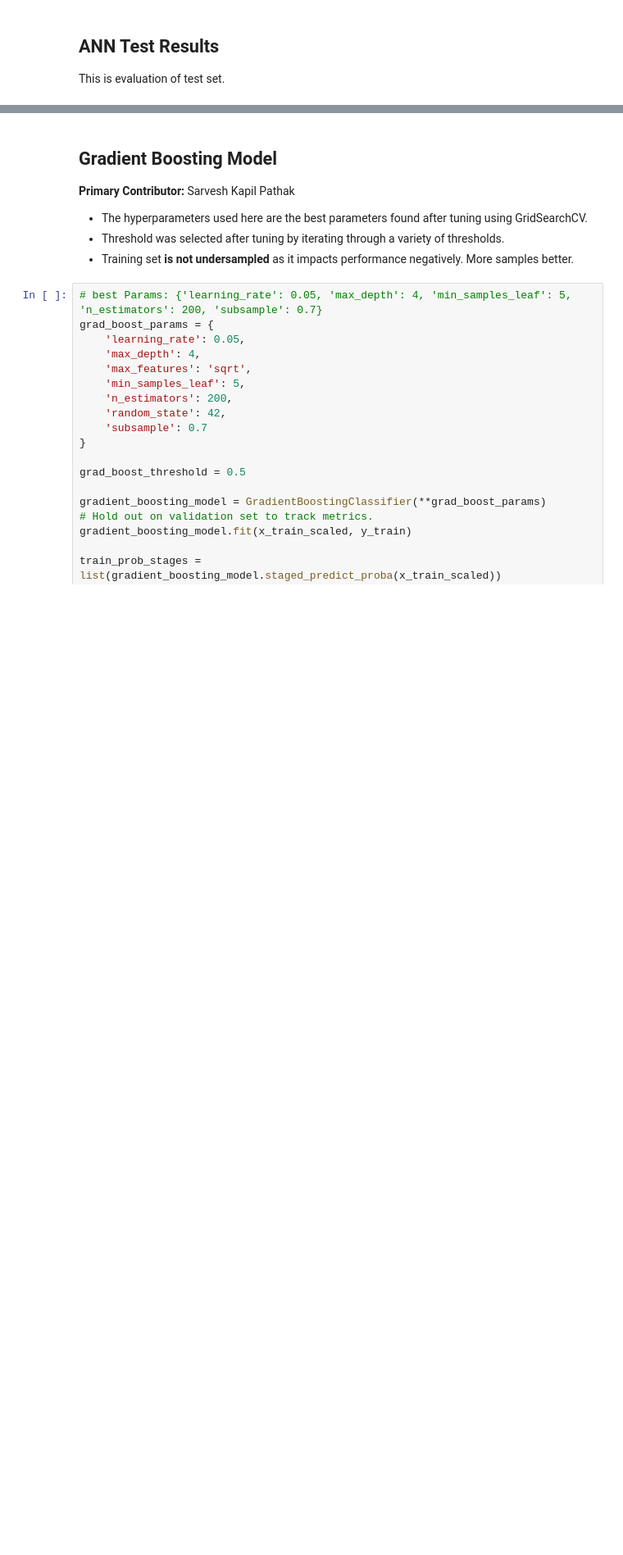
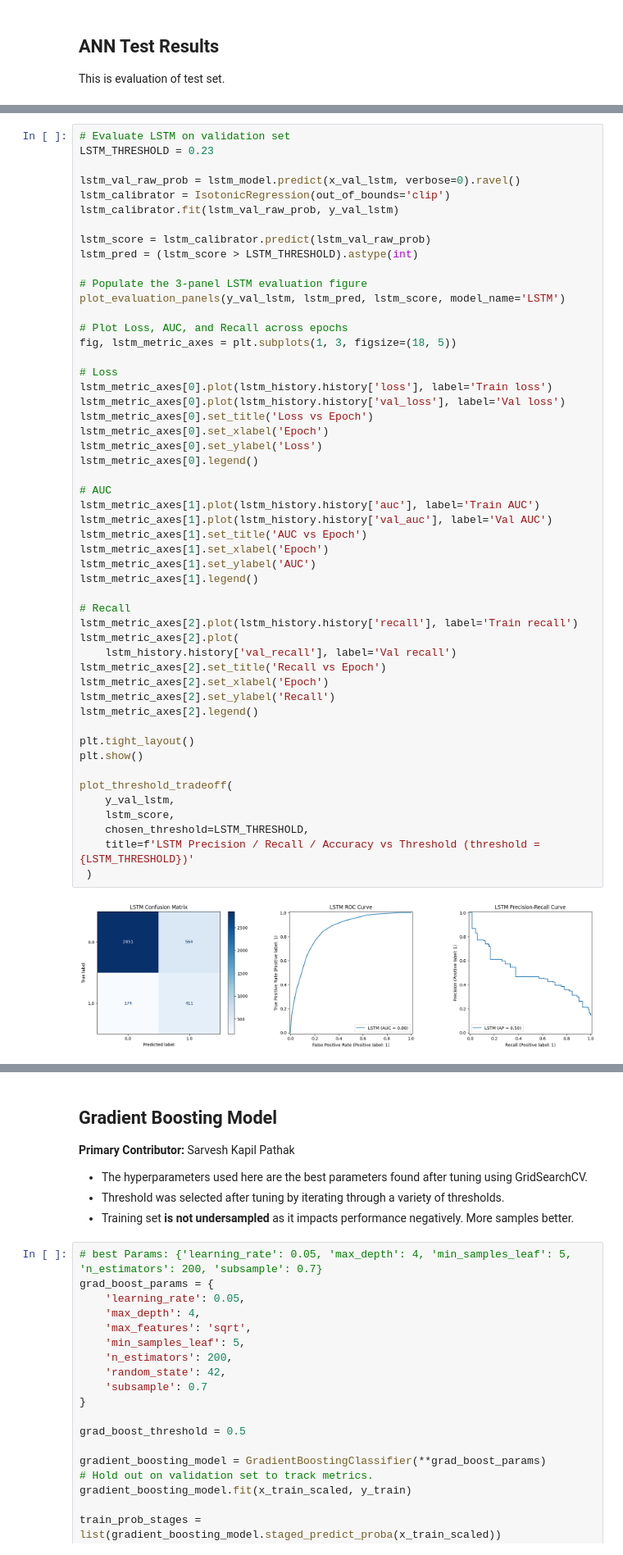
Before and after one commit to JhanaviLingameneni/Prompted-ICU-Risk-Forecasting, a Jupyter notebook: code/ml/all_models.ipynb, the cells around one changed output, grey strips where cells are left out. Shown at 82% size. Cells and saved outputs as stored; diff of their text form; blank space fills up the shorter version.

```diff
--- a/code/ml/all_models.ipynb
+++ b/code/ml/all_models.ipynb
@@ -571,0 +595,53 @@ lstm_history = lstm_model.fit(
+# %%
+# Evaluate LSTM on validation set
+LSTM_THRESHOLD = 0.23
+
+lstm_val_raw_prob = lstm_model.predict(x_val_lstm, verbose=0).ravel()
+lstm_calibrator = IsotonicRegression(out_of_bounds='clip')
+lstm_calibrator.fit(lstm_val_raw_prob, y_val_lstm)
+
+lstm_score = lstm_calibrator.predict(lstm_val_raw_prob)
+lstm_pred = (lstm_score > LSTM_THRESHOLD).astype(int)
+
+# Populate the 3-panel LSTM evaluation figure
+plot_evaluation_panels(y_val_lstm, lstm_pred, lstm_score, model_name='LSTM')
+
+# Plot Loss, AUC, and Recall across epochs
+fig, lstm_metric_axes = plt.subplots(1, 3, figsize=(18, 5))
+
+# Loss
+lstm_metric_axes[0].plot(lstm_history.history['loss'], label='Train loss')
+lstm_metric_axes[0].plot(lstm_history.history['val_loss'], label='Val loss')
+lstm_metric_axes[0].set_title('Loss vs Epoch')
+lstm_metric_axes[0].set_xlabel('Epoch')
+lstm_metric_axes[0].set_ylabel('Loss')
+lstm_metric_axes[0].legend()
+
+# AUC
+lstm_metric_axes[1].plot(lstm_history.history['auc'], label='Train AUC')
+lstm_metric_axes[1].plot(lstm_history.history['val_auc'], label='Val AUC')
+lstm_metric_axes[1].set_title('AUC vs Epoch')
+lstm_metric_axes[1].set_xlabel('Epoch')
+lstm_metric_axes[1].set_ylabel('AUC')
+lstm_metric_axes[1].legend()
+
+# Recall
+lstm_metric_axes[2].plot(lstm_history.history['recall'], label='Train recall')
+lstm_metric_axes[2].plot(
+    lstm_history.history['val_recall'], label='Val recall')
+lstm_metric_axes[2].set_title('Recall vs Epoch')
+lstm_metric_axes[2].set_xlabel('Epoch')
+lstm_metric_axes[2].set_ylabel('Recall')
+lstm_metric_axes[2].legend()
+
+plt.tight_layout()
+plt.show()
+
+plot_threshold_tradeoff(
+    y_val_lstm,
+    lstm_score,
+    chosen_threshold=LSTM_THRESHOLD,
+    title=f'LSTM Precision / Recall / Accuracy vs Threshold (threshold = {LSTM_THRESHOLD})'
+ )
+# %% [output]
+[figure, added]
```
Also changed, not shown: parts of 19 cells of this notebook, 1 other file.
